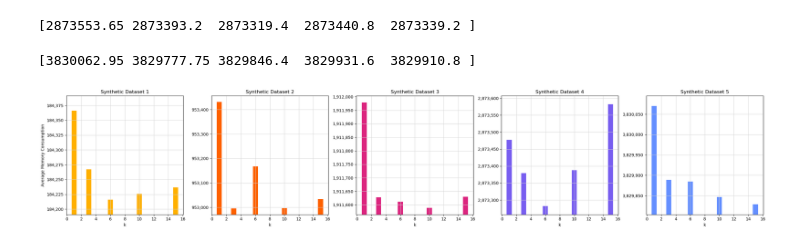
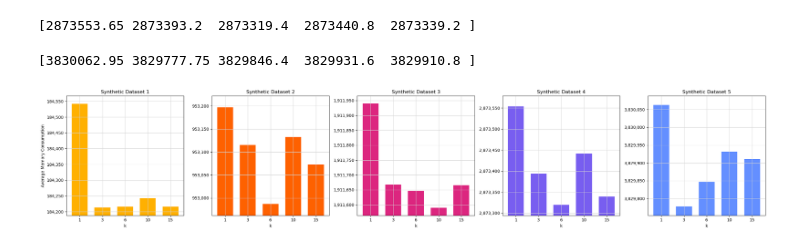
Before and after one commit to niconymanda/knn-chain, a Jupyter notebook: paper_results.ipynb, the cells around one changed output. Drawn from its saved outputs; the diff is of its cells as text; code cells hidden in the pictures.

Commit message:
new plots

```diff
--- a/paper_results.ipynb
+++ b/paper_results.ipynb
@@ -35,15 +42,17 @@ def record_runtimes(X, ks, n = 10):
     return avgs
 # %%
 def plot_runtimes(ks, avgs):
-    plt.plot(ks, avgs, marker='o', c = '#D81B60', alpha=0.7)
+    str_ks = list(map(str, ks))
+
+    plt.figure(figsize=(10, 6))
+    plt.plot(str_ks, avgs, marker='o', c = '#D81B60', alpha=0.7)
 
     for i, avg in enumerate(avgs):
-        plt.text(ks[i], avg, f'{avg:.4f}', ha='center', va='bottom', fontsize=10, color='#000000', fontweight='bold')
-
+        plt.text(str_ks[i], avg, f'{avg:.4f}', ha='center', va='bottom', fontsize=10, color='#000000', fontweight='bold')
 
     plt.title("Execution time comparison")
     plt.xlabel("Value of k")
-    plt.xticks(ticks=ks, labels=[str(k) for k in ks])
+    plt.xticks(ticks=str_ks, labels=str_ks)
     plt.ylabel("Execution time in seconds")
     plt.grid(c = "#d3d3d3")
 
@@ -268,6 +488,14 @@ xxl_mem = wrapper_mem(xxl_X, ks, n)
 print(xxl_mem)
 # %% [output]
 [3830062.95 3829777.75 3829846.4  3829931.6  3829910.8 ]
+# %%
+s_mem = [184541.8,  184213.2,  184216.,   184242.95, 184216.]
+med_mem = [953196.7, 953115.5, 952987.2, 953132.6, 953072.4]
+large_mem = [1911940.35, 1911668.1, 1911647.4, 1911589.3, 1911665.4]
+xl_mem = [2873553.65, 2873393.2, 2873319.4, 2873440.8, 2873339.2]
+xxl_mem = [3830062.95, 3829777.75, 3829846.4, 3829931.6, 3829910.8]
+# %%
+str_ks = list(map(str, ks))
 # %%
 import matplotlib.ticker as mticker
 
@@ -284,7 +512,7 @@ def set_axis_limits(ax, y):
     ax.yaxis.set_major_formatter(mticker.StrMethodFormatter('{x:,.0f}'))  # Format the y-axis labels
 
 # Plot for the first runtime list
-axes[0].bar(ks, s_mem, color='#FFB000', width=bar_width)
+axes[0].bar(str_ks, s_mem, color='#FFB000', width=bar_width)
 # for i, avg in enumerate(s_mem):
 #     axes[0].text(ks[i], avg, f'{avg:.0f}', ha='center', va='bottom', fontsize=10, color='#000000', fontweight='bold')
 axes[0].set_title('Synthetic Dataset 1')
@@ -294,7 +522,7 @@ axes[0].grid(c="#d3d3d3")
 set_axis_limits(axes[0], s_mem)
 
 # Plot for the second runtime list
-axes[1].bar(ks, med_mem, color='#FE6100', width=bar_width)
+axes[1].bar(str_ks, med_mem, color='#FE6100', width=bar_width)
 # for i, avg in enumerate(med_mem):
 #     axes[1].text(ks[i], avg, f'{avg:.0f}', ha='center', va='bottom', fontsize=10, color='#000000', fontweight='bold')
 axes[1].set_title('Synthetic Dataset 2')
@@ -303,34 +531,34 @@ axes[1].grid(c="#d3d3d3")
 set_axis_limits(axes[1], med_mem)
 
 # Plot for the third runtime list
-axes[2].bar(ks, large_mem, color='#DC267F', width=bar_width)
+axes[2].bar(str_ks, large_mem, color='#DC267F', width=bar_width)
 # for i, avg in enumerate(large_mem):
 #     axes[2].text(ks[i], avg, f'{avg:.0f}', ha='center', va='bottom', fontsize=10, color='#000000', fontweight='bold')
 axes[2].set_title('Synthetic Dataset 3')
 axes[2].set_xlabel('k')
 axes[2].grid(c="#d3d3d3")
 set_axis_limits(axes[2], large_mem)
 
 # Plot for the fourth runtime list
-axes[3].bar(ks, xl_mem, color='#785EF0', width=bar_width)
+axes[3].bar(str_ks, xl_mem, color='#785EF0', width=bar_width)
 # for i, avg in enumerate(xl_mem):
 #     axes[3].text(ks[i], avg, f'{avg:.0f}', ha='center', va='bottom', fontsize=10, color='#000000', fontweight='bold')
 axes[3].set_title('Synthetic Dataset 4')
 axes[3].set_xlabel('k')
 axes[3].grid(c="#d3d3d3")
 set_axis_limits(axes[3], xl_mem)
 
 # Plot for the fifth runtime list
-axes[4].bar(ks, xxl_mem, color='#648FFF', width=bar_width)
+axes[4].bar(str_ks, xxl_mem, color='#648FFF', width=bar_width)
 # for i, avg in enumerate(xxl_mem):
 #     axes[4].text(ks[i], avg, f'{avg:.0f}', ha='center', va='bottom', fontsize=10, color='#000000', fontweight='bold')
 axes[4].set_title('Synthetic Dataset 5')
 axes[4].set_xlabel('k')
 axes[4].grid(c="#d3d3d3")
 set_axis_limits(axes[4], xxl_mem)
 
 # Adjust layout
 plt.tight_layout()
 plt.show()
 # %% [output]
-[figure, old version]
+[figure, new version]
```
Also changed, not shown: parts of 28 cells of this notebook, 1 other file.
